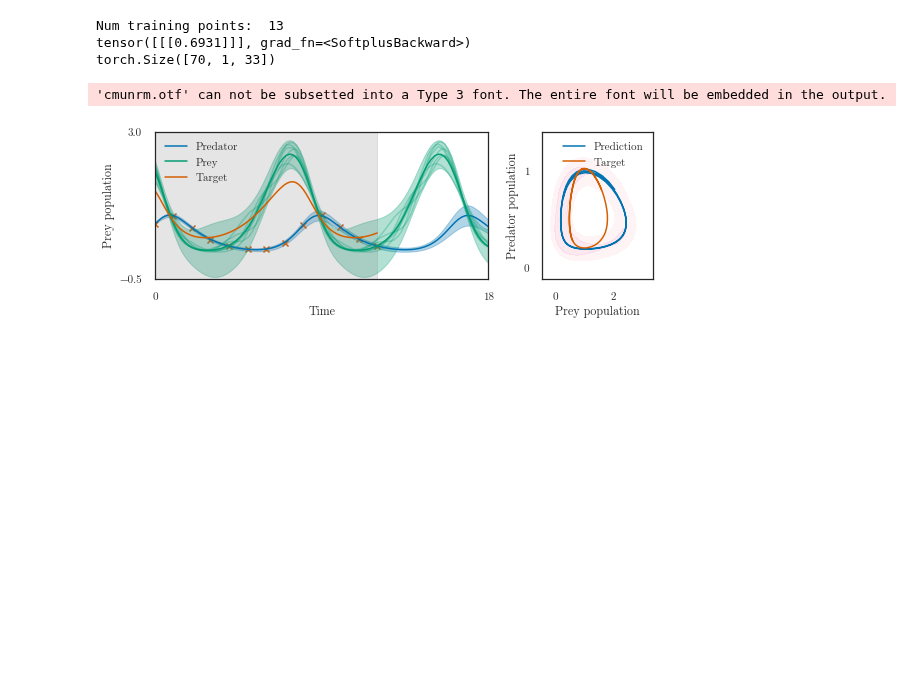
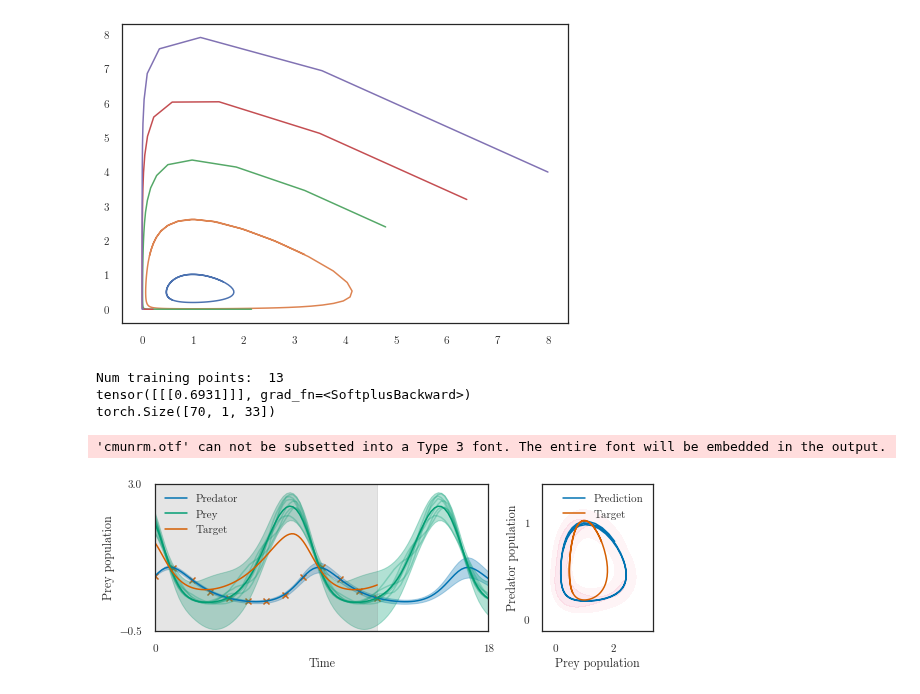
Before and after one commit to mossjacob/alfi, a Jupyter notebook: docs/notebooks/nonlinear/lotka_min.ipynb, the cells around one changed output. Cells and saved outputs as stored; diff of their text form; code cells hidden in the pictures; blank space fills up the shorter version.

```diff
--- a/docs/notebooks/nonlinear/lotka_min.ipynb
+++ b/docs/notebooks/nonlinear/lotka_min.ipynb
@@ -13,20 +13,17 @@ import numpy as np
 
 f64 = np.float64
 # %%
-dataset = DeterministicLotkaVolterra(
+datasets = [DeterministicLotkaVolterra(
     alpha = 2./3,
     beta = 4./3,
     gamma = 1.,
     delta = 1.,
     steps=13,
     end_time=12,
-    fixed_initial=0.8
-)
+    fixed_initial=i
+) for i in [j*0.8 for j in range(1, 6)]]
+dataset = datasets[0]
 x_min, x_max = min(dataset.times), max(dataset.times)
-
-# plt.style.use('seaborn-white')
-# print(plt.style.available)
-
 plt.plot(dataset.data[0][0], dataset.data[0][1], c='red', label='predator')
 plt.plot(torch.linspace(x_min, x_max, dataset.prey.shape[0]), dataset.prey, c='blue', label='prey')
 plt.legend()
@@ -39,4 +44,11 @@ Creating dataset...
 [figure]
+# %%
+plt.figure()
+for dataset in datasets:
+    real_prey, real_pred = dataset.prey, dataset.predator
+    plt.plot(real_prey, real_pred)
+# %% [output]
+[figure, added]
 # %%
 params = dict(
     natural=False,
```
Also changed, not shown: parts of 2 cells of this notebook, 4 other files.
